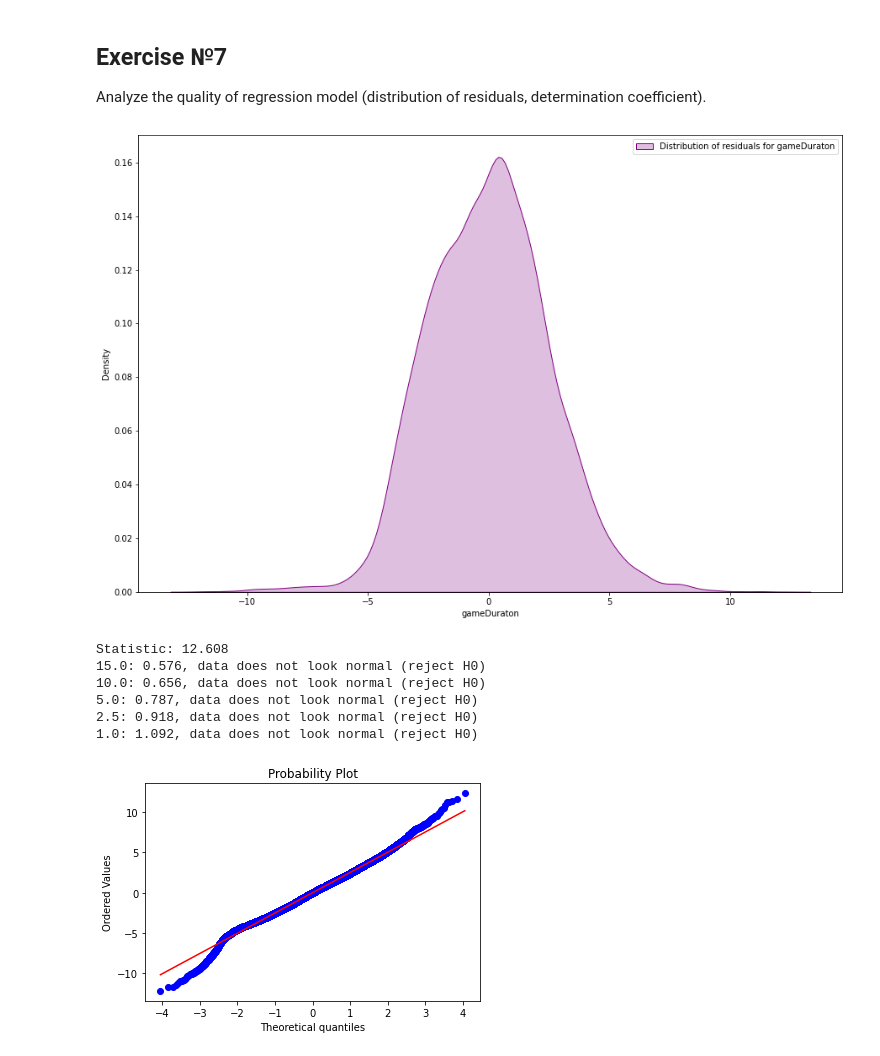
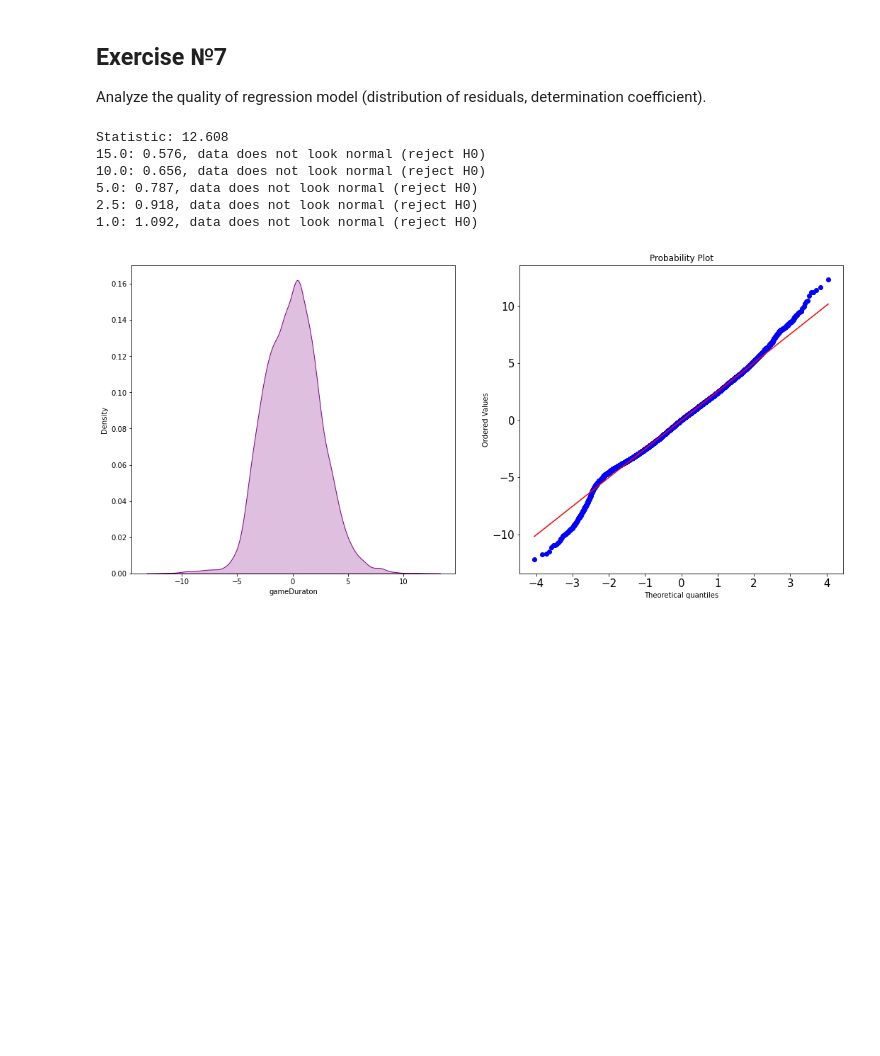
Before and after one commit to vandosik/M-M-MSA, a Jupyter notebook: Lab_2/lab_2.ipynb, the cells around one changed output. Saved outputs shown, nothing was run; the diff lists cells and outputs as text; code cells hidden in the pictures; blank space fills up the shorter version.

```diff
--- a/Lab_2/lab_2.ipynb
+++ b/Lab_2/lab_2.ipynb
@@ -95,5 +96,5 @@ You need to make a non-parametric estimation of PDF in form of histogram and usi
 # %%
 ilist = source_df.columns.tolist()
 for i in range(2, len(ilist)):
-    sns.jointplot(data=source_df, x=ilist[i], y='gameDuraton', hue='blueWins', height=5, kind="hist")
+    sns.jointplot(data=source_df, x=ilist[i], y='gameDuraton', hue='blueWins', height=10, kind="hist", palette="husl")
 # %% [output]
@@ -354,40 +355,34 @@ Analyze the quality of regression model (distribution of residuals, determinatio
 # %%
 model = sk.linear_model.LinearRegression()
 model.fit(X_train, y_train)
 predicted = model.predict(X_test)
 
 residuals = source_df[target] - model.predict(source_df[predictors])
-plt.figure(figsize=(15, 10))
-sns.kdeplot(residuals, shade=True, color='purple', label=f'Distribution of residuals for {target}')
-# ax.set_yscale("log")
-# plt.ylabel('log of p')
-plt.legend()
-plt.show()
 
 residuals.describe()
 
 result = sp.stats.anderson(residuals, dist='norm')
 print('Statistic: %.3f' % result.statistic)
 for i in range(len(result.critical_values)):
 	sl, cv = result.significance_level[i], result.critical_values[i]
 	if result.statistic < result.critical_values[i]:
 		print('%.1f: %.3f, data looks normal (fail to reject H0)' % (sl, cv))
 	else:
 		print('%.1f: %.3f, data does not look normal (reject H0)' % (sl, cv))
 
-sp.stats.kstest(residuals, 'norm',args=(residuals.mean(), residuals.var()))
+sp.stats.kstest(residuals, 'norm', args=(residuals.mean(), residuals.var()))
 
-import pylab
-import scipy.stats as stats
-
-stats.probplot(residuals, dist="norm", plot=pylab)
+fig, axes = plt.subplots(1, 2, figsize=(18, 8))
+sns.kdeplot(residuals, shade=True, color='purple', ax=axes[0])
+sp.stats.probplot(residuals, dist="norm", plot=axes[1])
+plt.yticks(fontsize=15)
+plt.xticks(fontsize=15)
 pylab.show()
 # %% [output]
+Statistic: 12.608
+15.0: 0.576, data does not look normal (reject H0)
+10.0: 0.656, data does not look normal (reject H0)
+5.0: 0.787, data does not look normal (reject H0)
+2.5: 0.918, data does not look normal (reject H0)
+1.0: 1.092, data does not look normal (reject H0)
-[figure, old version]
+[figure, new version]
-Statistic: 12.608
-15.0: 0.576, data does not look normal (reject H0)
-10.0: 0.656, data does not look normal (reject H0)
-5.0: 0.787, data does not look normal (reject H0)
-2.5: 0.918, data does not look normal (reject H0)
-1.0: 1.092, data does not look normal (reject H0)
-[figure, removed]
```
Also changed, not shown: parts of 2 cells of this notebook.
